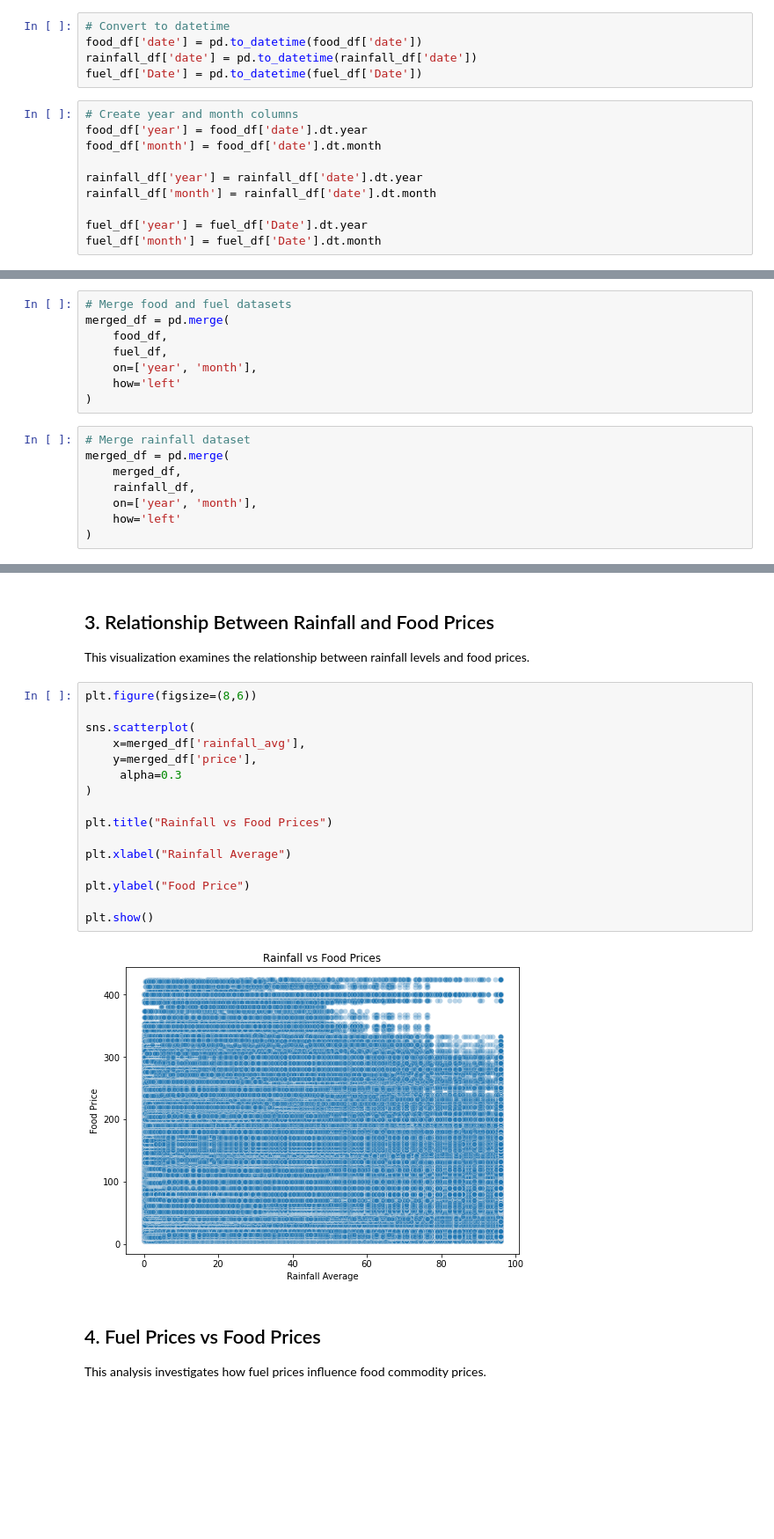
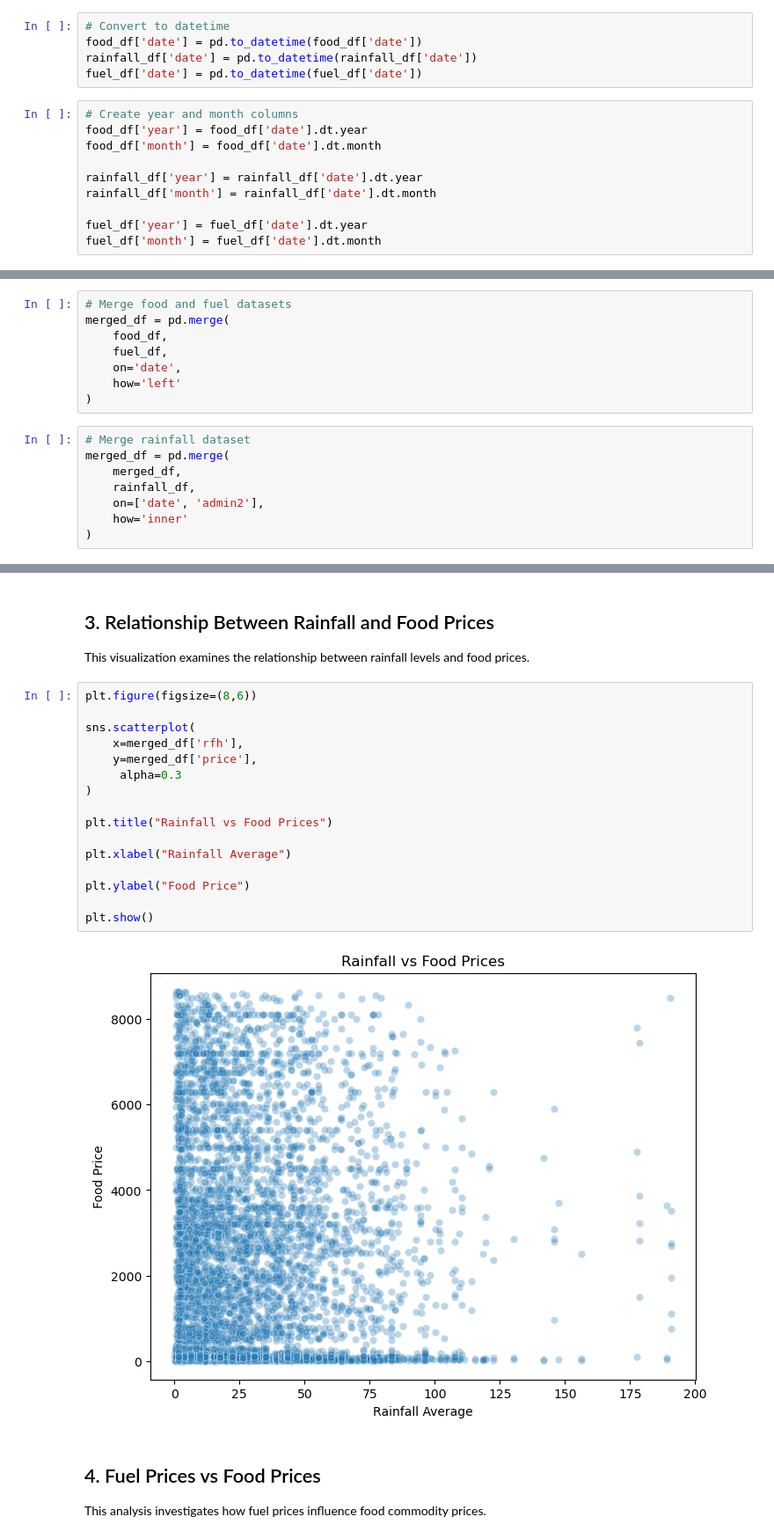
Before and after one commit to Wanyiri9dave/FoodPrice-Stabilty-Predictive-Analytics, a Jupyter notebook: index.ipynb, the cells around one changed output, grey strips where cells are left out. Shown at 88% size. Cells and saved outputs as stored; diff of their text form; blank space fills up the shorter version.

```diff
--- a/index.ipynb
+++ b/index.ipynb
@@ -455,7 +620,7 @@ The merge is performed using common time-related features such as year and month
 # Convert to datetime
 food_df['date'] = pd.to_datetime(food_df['date'])
 rainfall_df['date'] = pd.to_datetime(rainfall_df['date'])
-fuel_df['Date'] = pd.to_datetime(fuel_df['Date'])
+fuel_df['date'] = pd.to_datetime(fuel_df['date'])
 # %%
 # Create year and month columns
 food_df['year'] = food_df['date'].dt.year
@@ -464,8 +629,8 @@ food_df['month'] = food_df['date'].dt.month
 rainfall_df['year'] = rainfall_df['date'].dt.year
 rainfall_df['month'] = rainfall_df['date'].dt.month
 
-fuel_df['year'] = fuel_df['Date'].dt.year
-fuel_df['month'] = fuel_df['Date'].dt.month
+fuel_df['year'] = fuel_df['date'].dt.year
+fuel_df['month'] = fuel_df['date'].dt.month
 # %%
 # # Rename important columns
 # rainfall_df.rename(columns={
@@ -482,7 +647,7 @@ fuel_df['month'] = fuel_df['Date'].dt.month
 merged_df = pd.merge(
     food_df,
     fuel_df,
-    on=['year', 'month'],
+    on='date',
     how='left'
 )
 # %%
@@ -490,8 +655,8 @@ merged_df = pd.merge(
 merged_df = pd.merge(
     merged_df,
     rainfall_df,
-    on=['year', 'month'],
-    how='left'
+    on=['date', 'admin2'],
+    how='inner'
 )
 # %%
 # Preview merged dataset
@@ -563,21 +727,21 @@ This visualization examines the relationship between rainfall levels and food pr
 # %%
 plt.figure(figsize=(8,6))
 
 sns.scatterplot(
-    x=merged_df['rainfall_avg'],
+    x=merged_df['rfh'],
     y=merged_df['price'],
      alpha=0.3
 )
 
 plt.title("Rainfall vs Food Prices")
 
 plt.xlabel("Rainfall Average")
 
 plt.ylabel("Food Price")
 
 plt.show()
 # %% [output]
-[figure, old version]
+[figure, new version]
 # %% [markdown]
 ## 4. Fuel Prices vs Food Prices
 
```
Also changed, not shown: parts of 35 cells of this notebook.
